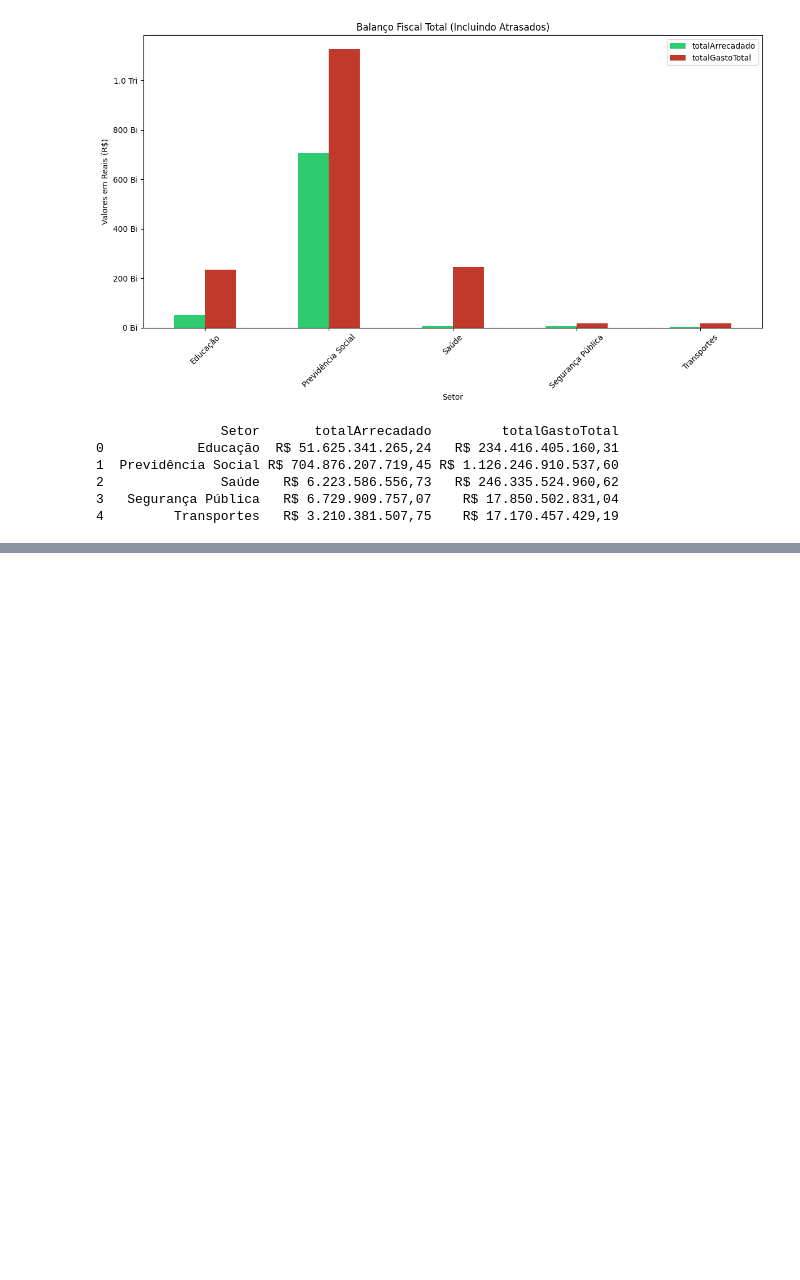
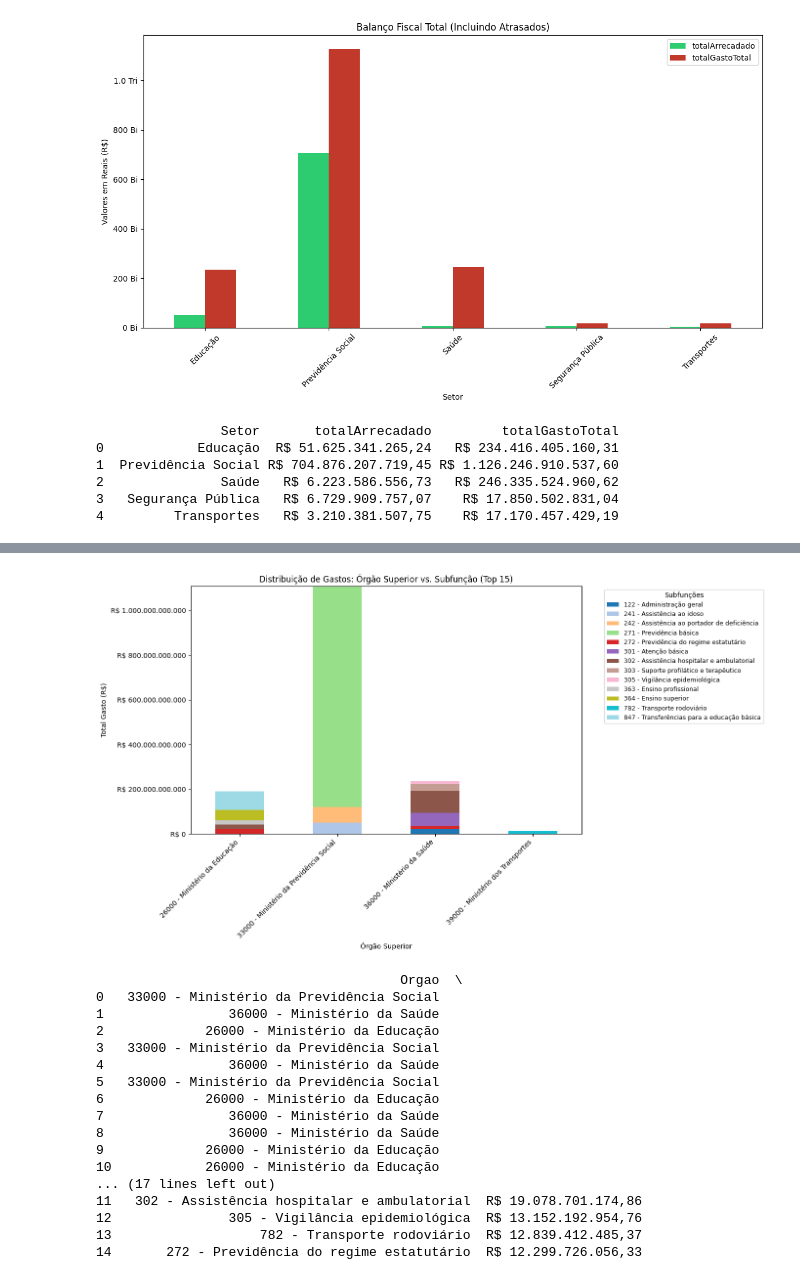
Before and after one commit to pauloho97/AnaliseImpostosPublicos, a Jupyter notebook: app/analiseGraficos.ipynb, the cells around one changed output, grey strips where cells are left out. Cells and saved outputs as stored; diff of their text form; code cells hidden in the pictures; blank space fills up the shorter version.

```diff
--- a/app/analiseGraficos.ipynb
+++ b/app/analiseGraficos.ipynb
@@ -128,0 +247,59 @@ print(resultadoTeste)
+# %%
+# 5. Dentro do orçamento geral, quais são as 15 subfunções (ex: Atenção Básica, Previdência, etc.)
+# que mais concentram recursos públicos?
+
+
+# Consulta SQL para identificar o gasto total por Órgão e Subfunção
+queryGastoOrgaoSub = """
+SELECT
+    "Órgão Superior" as Orgao,
+    Subfunção as Subfuncao,
+    SUM("Valor Pago" + "Valor Restos a Pagar Pagos") as totalGasto
+FROM despesas
+GROUP BY Orgao, Subfuncao
+ORDER BY totalGasto DESC
+LIMIT 15
+"""
+tabelaGastoOrgaoSub = pd.read_sql_query(queryGastoOrgaoSub, conexaoBanco)
+
+# Pivotagem dos dados para criar o formato de barras empilhadas
+dfPivot = tabelaGastoOrgaoSub.pivot(index='Orgao', columns='Subfuncao', values='totalGasto')
+
+# Inicialização do gráfico de barras empilhadas
+fig, ax = plt.subplots(figsize=(14, 8))
+dfPivot.plot(kind='bar', stacked=True, ax=ax, colormap='tab20')
+
+# Formatação do eixo Y para o padrão monetário
+import matplotlib.ticker as ticker
+ax.yaxis.set_major_formatter(ticker.FuncFormatter(lambda x, pos: f'R$ {x:,.0f}'.replace(',', '.')))
+
+# Configurações de layout e legendas
+plt.title("Distribuição de Gastos: Órgão Superior vs. Subfunção (Top 15)")
+plt.ylabel("Total Gasto (R$)")
+plt.xlabel("Órgão Superior")
+plt.xticks(rotation=45, ha='right')
+plt.legend(title="Subfunções", bbox_to_anchor=(1.05, 1), loc='upper left', fontsize=9)
+plt.tight_layout()
+plt.show()
+
+# Exibição dos dados consolidados
+print(tabelaGastoOrgaoSub)
+# %% [output]
+[figure, added]
+                                       Orgao  \
+0   33000 - Ministério da Previdência Social
+1                36000 - Ministério da Saúde
+2             26000 - Ministério da Educação
+3   33000 - Ministério da Previdência Social
+4                36000 - Ministério da Saúde
+5   33000 - Ministério da Previdência Social
+6             26000 - Ministério da Educação
+7                36000 - Ministério da Saúde
+8                36000 - Ministério da Saúde
+9             26000 - Ministério da Educação
+10            26000 - Ministério da Educação
+... (17 lines left out)
+11   302 - Assistência hospitalar e ambulatorial  R$ 19.078.701.174,86
+12               305 - Vigilância epidemiológica  R$ 13.152.192.954,76
+13                   782 - Transporte rodoviário  R$ 12.839.412.485,37
+14       272 - Previdência do regime estatutário  R$ 12.299.726.056,33
```
Also changed, not shown: parts of 6 cells of this notebook.
